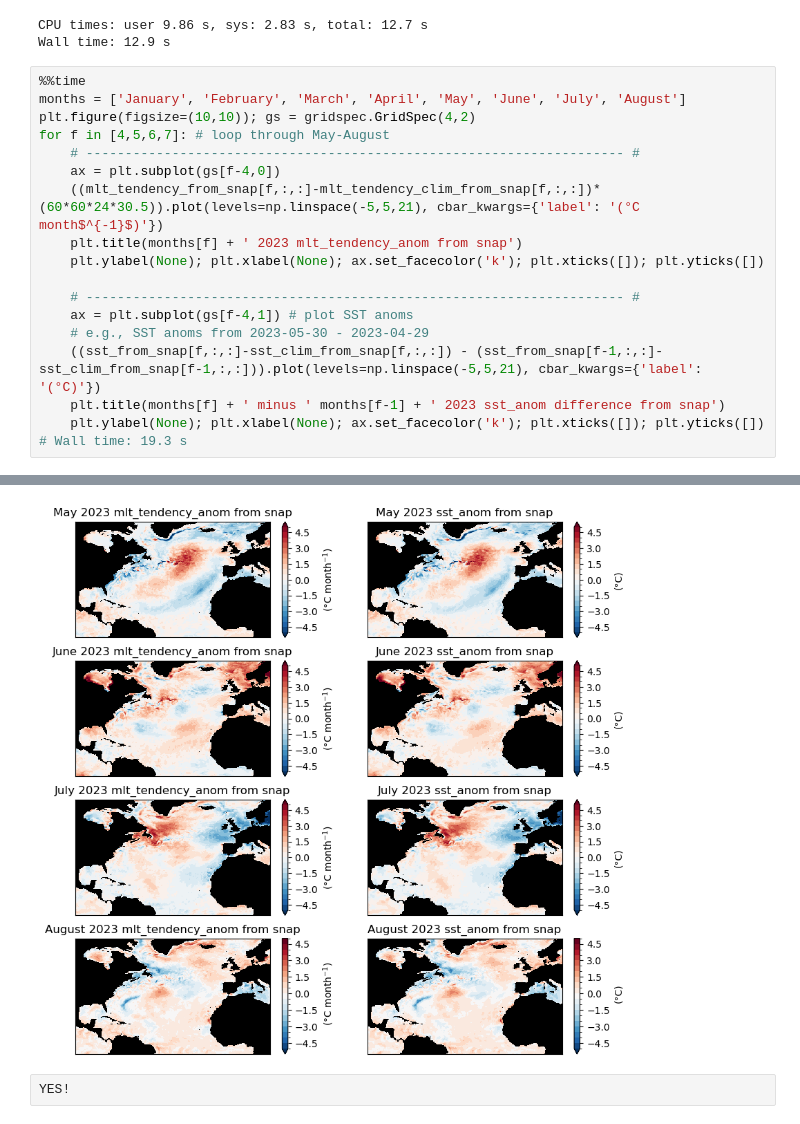
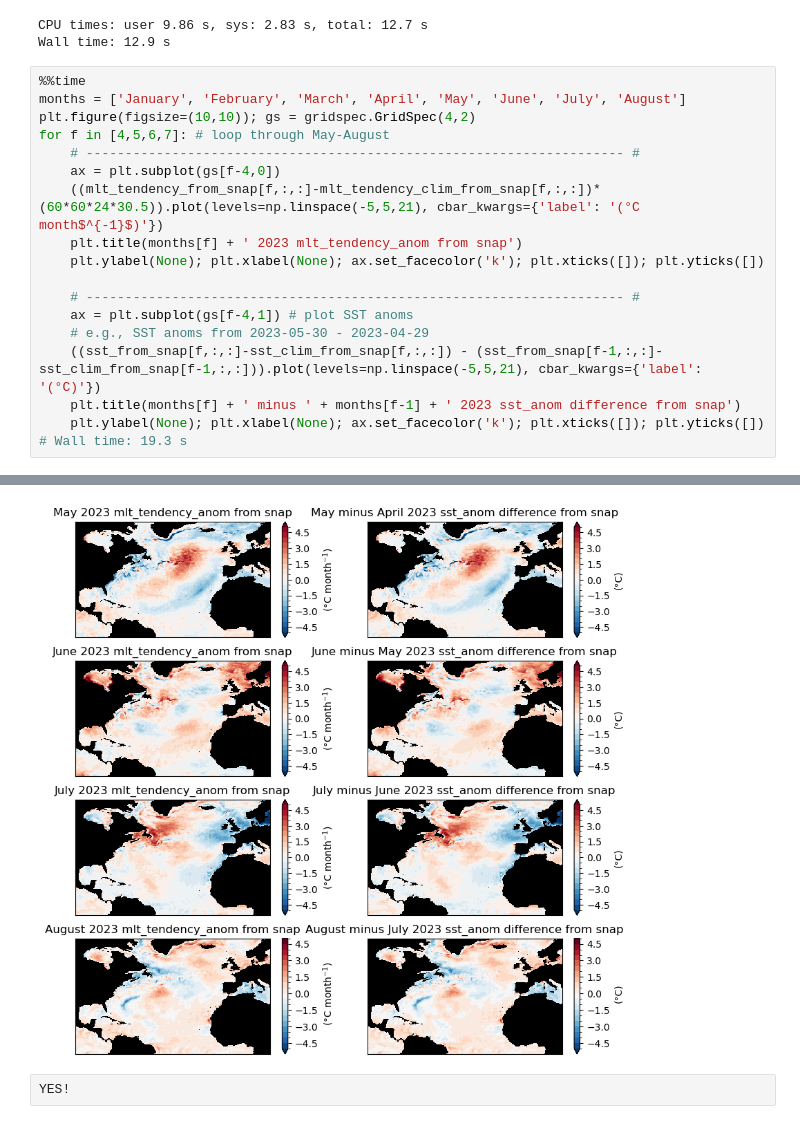
Before and after one commit to mauricehuguenin/sharing, a Jupyter notebook: Checking_mlt_tendency_and_ssts_from_snapshots.ipynb, the cells around one changed output, grey strips where cells are left out. Saved outputs shown, nothing was run; the diff lists cells and outputs as text.

```diff
--- a/Checking_mlt_tendency_and_ssts_from_snapshots.ipynb
+++ b/Checking_mlt_tendency_and_ssts_from_snapshots.ipynb
@@ -63,7 +63,7 @@ for f in [4,5,6,7]: # loop through May-August
     ax = plt.subplot(gs[f-4,1]) # plot SST anoms
     # e.g., SST anoms from 2023-05-30 - 2023-04-29
     ((sst_from_snap[f,:,:]-sst_clim_from_snap[f,:,:]) - (sst_from_snap[f-1,:,:]-sst_clim_from_snap[f-1,:,:])).plot(levels=np.linspace(-5,5,21), cbar_kwargs={'label': '(°C)'})
-    plt.title(months[f] + ' minus ' months[f-1] + ' 2023 sst_anom difference from snap')
+    plt.title(months[f] + ' minus ' + months[f-1] + ' 2023 sst_anom difference from snap')
     plt.ylabel(None); plt.xlabel(None); ax.set_facecolor('k'); plt.xticks([]); plt.yticks([])
 # Wall time: 19.3 s
 # %% [output]
@@ -72,4 +72,4 @@ Wall time: 19.3 s
-[figure, old version]
+[figure, new version]
 # %%
 YES!
 # %% [output]
```
Also changed, not shown: parts of 1 cell of this notebook.
